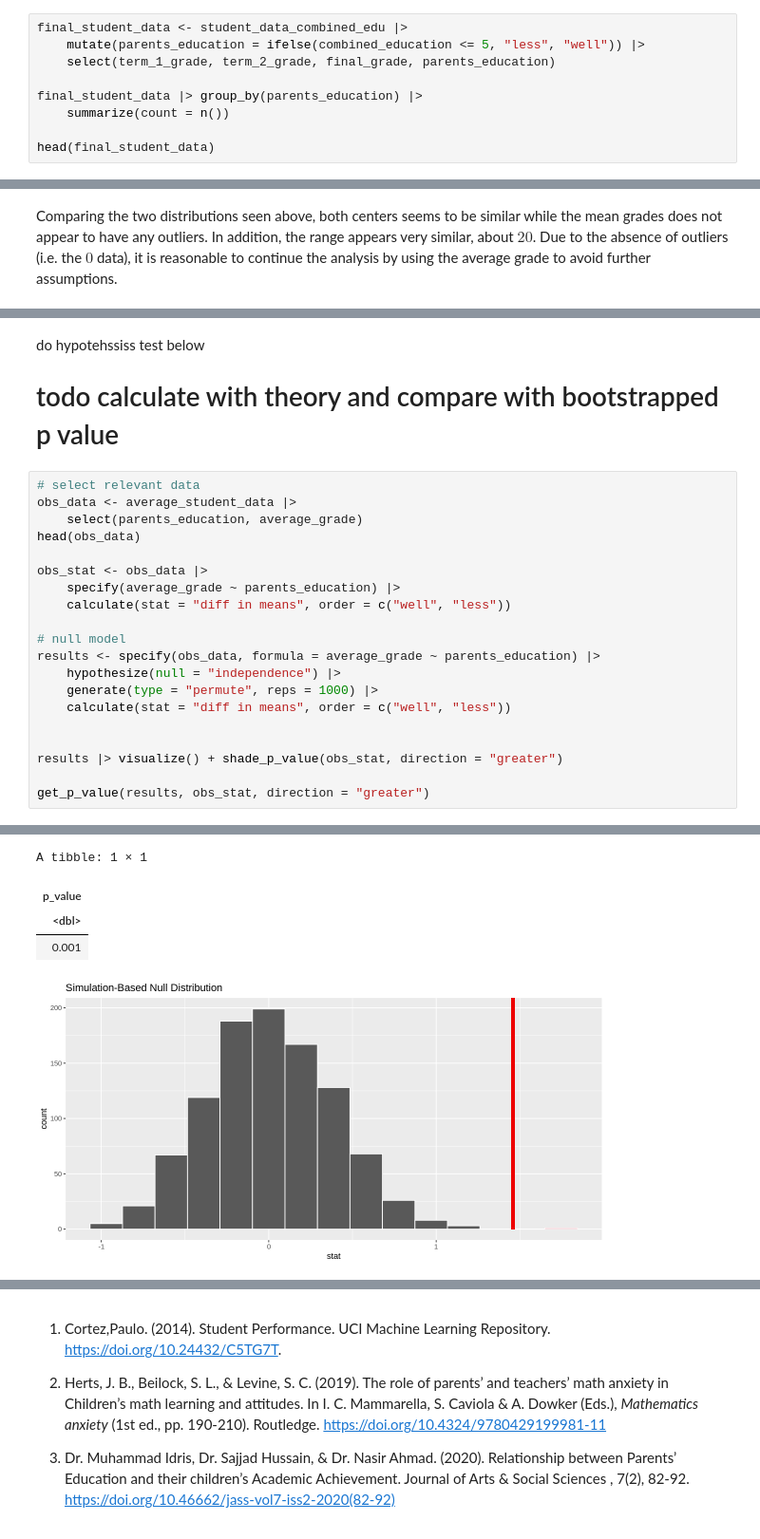
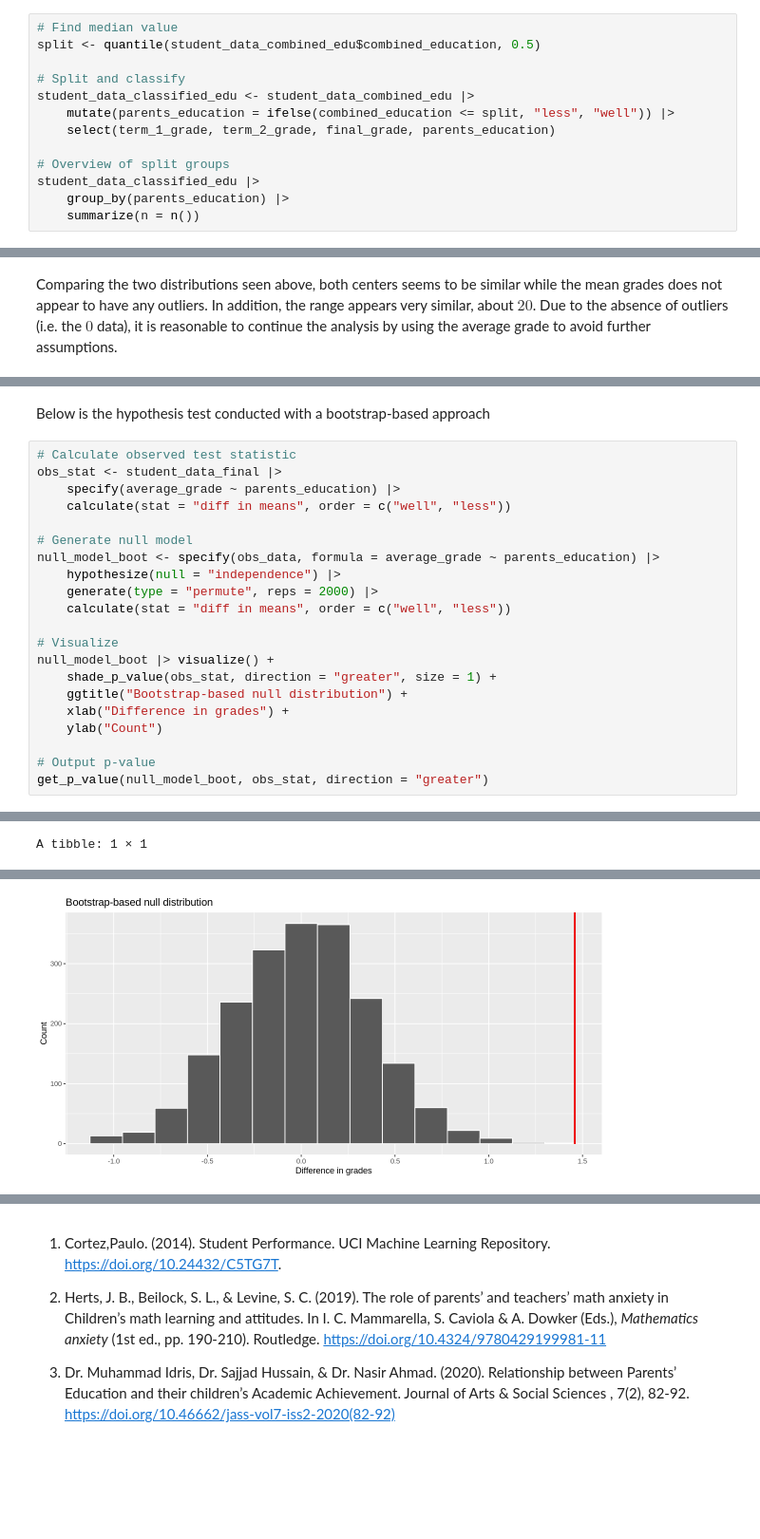
Before and after one commit to j-ackyao/STAT-Inference, a Jupyter notebook: project report.ipynb, the cells around one changed output, grey strips where cells are left out. Shown at 95% size. Drawn from its saved outputs; the diff is of its cells as text; blank space fills up the shorter version.

Commit message:
finished most of code for hypothesis tests

```diff
--- a/project report.ipynb
+++ b/project report.ipynb
@@ -161,11 +172,15 @@ It is not statistically correct to assume that post-secondary is the educational
 # %%
-final_student_data <- student_data_combined_edu |>
-    mutate(parents_education = ifelse(combined_education <= 5, "less", "well")) |>
+# Find median value
+split <- quantile(student_data_combined_edu$combined_education, 0.5)
+
+# Split and classify
+student_data_classified_edu <- student_data_combined_edu |>
+    mutate(parents_education = ifelse(combined_education <= split, "less", "well")) |>
     select(term_1_grade, term_2_grade, final_grade, parents_education)
 
-final_student_data |> group_by(parents_education) |>
-    summarize(count = n())
-
-head(final_student_data)
+# Overview of split groups
+student_data_classified_edu |>
+    group_by(parents_education) |>
+    summarize(n = n())
 # %% [output]
 A tibble: 2 × 2
@@ -277,26 +298,26 @@ Comparing the two distributions seen above, both centers seems to be similar whi
 
  Through statistical analysis and inference, we expect to find if there exists sufficient evidence to prove/disprove whether the parent's (combined) education level plays a critical role in a student's performance in mathematics, which will lead to a better understanding in the social dynamic of a family.  The importance of parental education and its effect on a child's intellectual development for other subjects will be questioned.  Questions of should more/less parent's be seeking higher education and what will better help a child's intellectual development will arise.
 # %% [markdown]
-do hypotehssiss test below
-# todo calculate with theory and compare with bootstrapped p value
+Below is the hypothesis test conducted with a bootstrap-based approach
 # %%
-# select relevant data
-obs_data <- average_student_data |>
-    select(parents_education, average_grade)
-head(obs_data)
-
-obs_stat <- obs_data |>
+# Calculate observed test statistic
+obs_stat <- student_data_final |>
     specify(average_grade ~ parents_education) |>
     calculate(stat = "diff in means", order = c("well", "less"))
 
-# null model
-results <- specify(obs_data, formula = average_grade ~ parents_education) |>
+# Generate null model
+null_model_boot <- specify(obs_data, formula = average_grade ~ parents_education) |>
     hypothesize(null = "independence") |>
-    generate(type = "permute", reps = 1000) |>
+    generate(type = "permute", reps = 2000) |>
     calculate(stat = "diff in means", order = c("well", "less"))
 
+# Visualize
+null_model_boot |> visualize() +
+    shade_p_value(obs_stat, direction = "greater", size = 1) +
+    ggtitle("Bootstrap-based null distribution") +
+    xlab("Difference in grades") +
+    ylab("Count")
 
-results |> visualize() + shade_p_value(obs_stat, direction = "greater")
-
-get_p_value(results, obs_stat, direction = "greater")
+# Output p-value
+get_p_value(null_model_boot, obs_stat, direction = "greater")
 # %% [output]
@@ -303,0 +326 @@ A tibble: 6 × 2
+A tibble: 1 × 1
@@ -312,5 +330 @@ A tibble: 6 × 2
-A tibble: 1 × 1
-| p_value |
-| <dbl> |
-| 0.001 |
-[figure, old version]
+[figure, new version]
```
Also changed, not shown: parts of 24 cells of this notebook.
